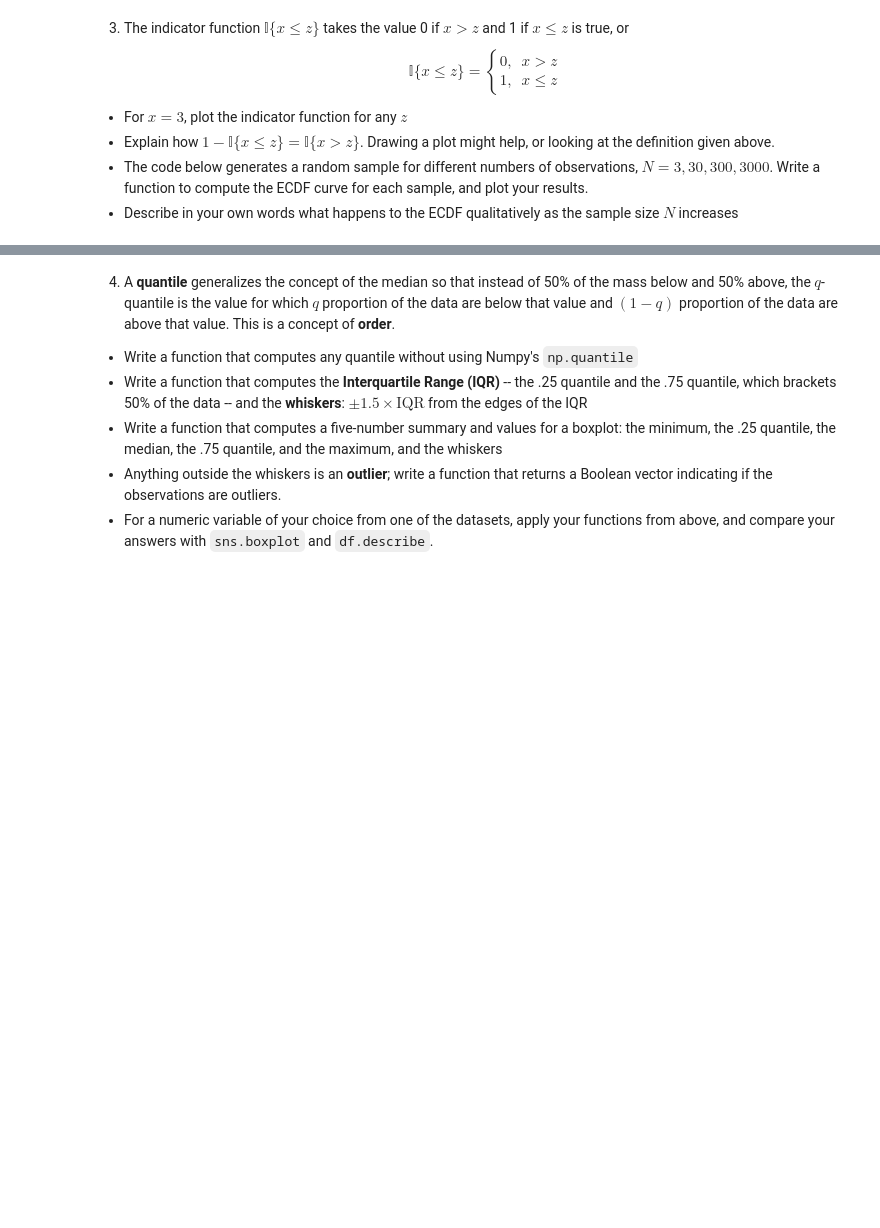
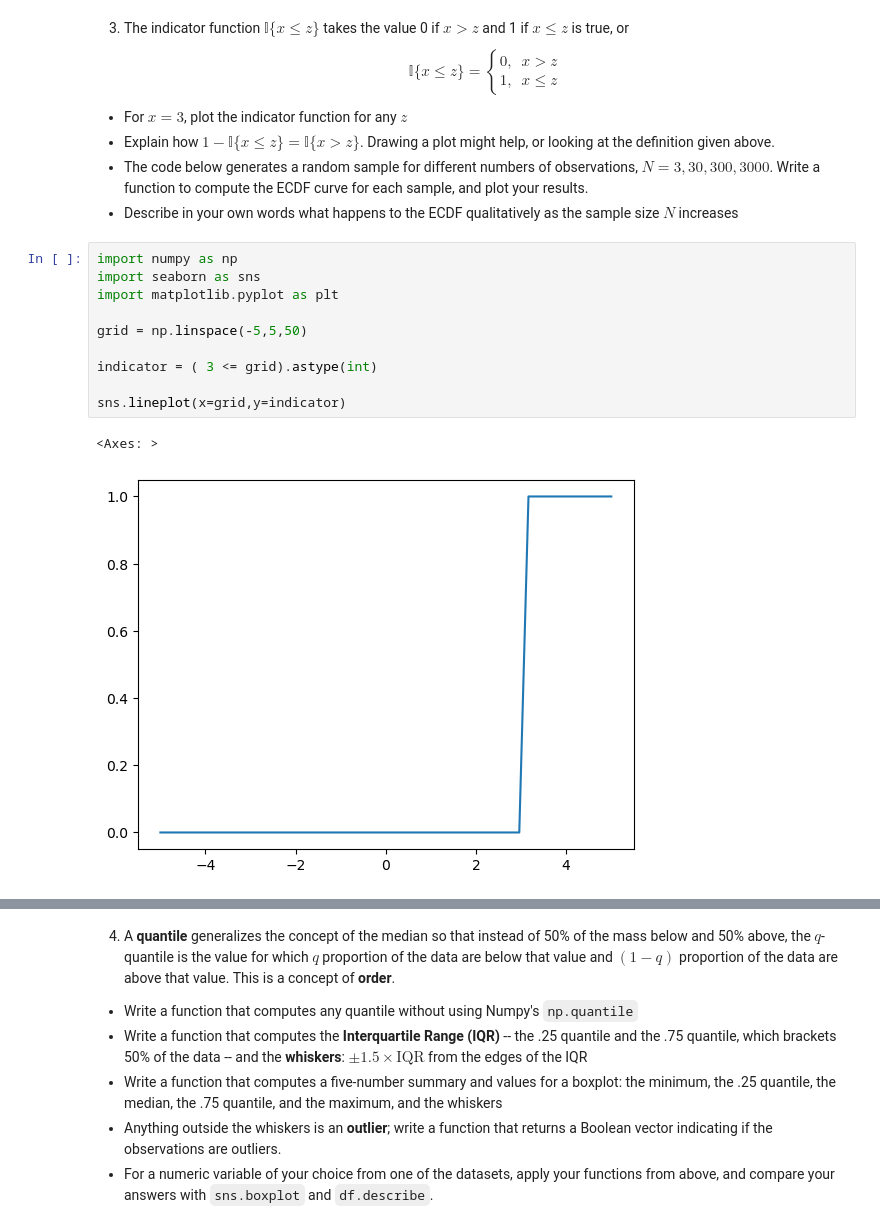
Before and after one commit to rde6mn/understanding_uncertainty_assignments, a Jupyter notebook: assignment_2_solution.ipynb, the cells around one changed output, grey strips where cells are left out. Saved outputs shown, nothing was run; the diff lists cells and outputs as text; blank space fills up the shorter version.

```diff
--- a/assignment_2_solution.ipynb
+++ b/assignment_2_solution.ipynb
@@ -36,3 +117,16 @@ $$
 - Explain how $ 1- \mathbb{I}\{ x \le z \} = \mathbb{I}\{ x > z \}$. Drawing a plot might help, or looking at the definition given above.
 - The code below generates a random sample for different numbers of observations, $N = 3, 30, 300, 3000 $. Write a function to compute the ECDF curve for each sample, and plot your results.
 - Describe in your own words what happens to the ECDF qualitatively as the sample size $N$ increases
+# %%
+import numpy as np
+import seaborn as sns
+import matplotlib.pyplot as plt
+
+grid = np.linspace(-5,5,50)
+
+indicator = ( 3 <= grid).astype(int)
+
+sns.lineplot(x=grid,y=indicator)
+# %% [output]
+<Axes: >
+[figure, added]
```
Also changed, not shown: parts of 28 cells of this notebook.
